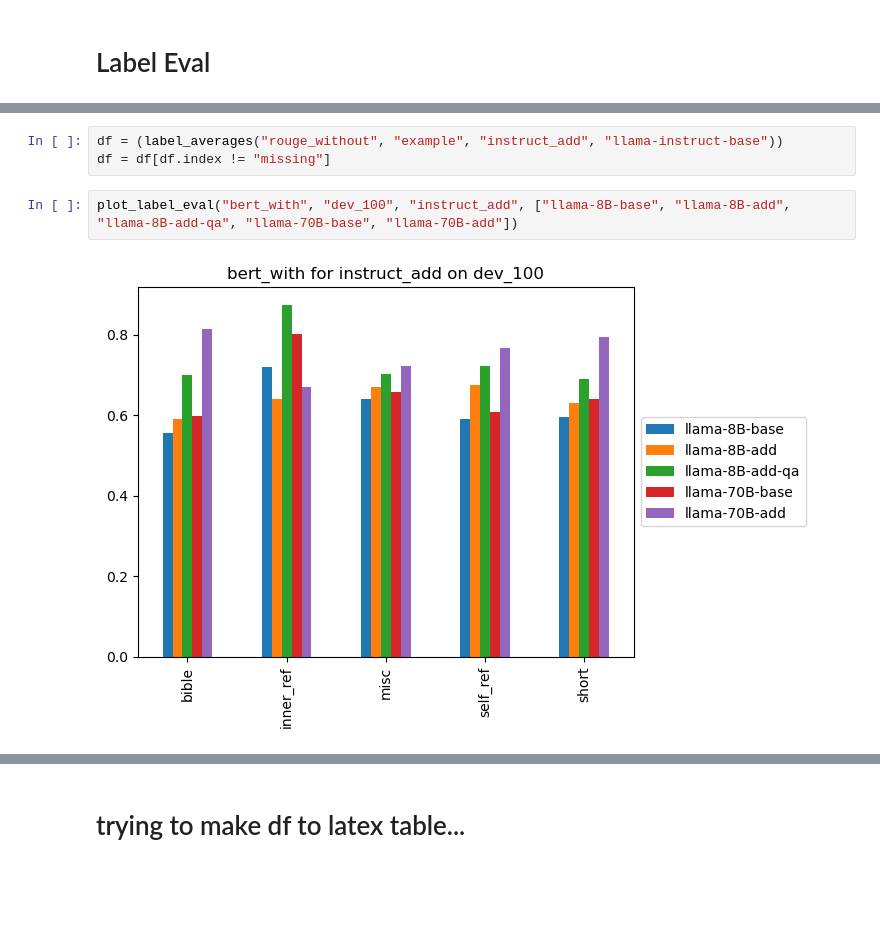
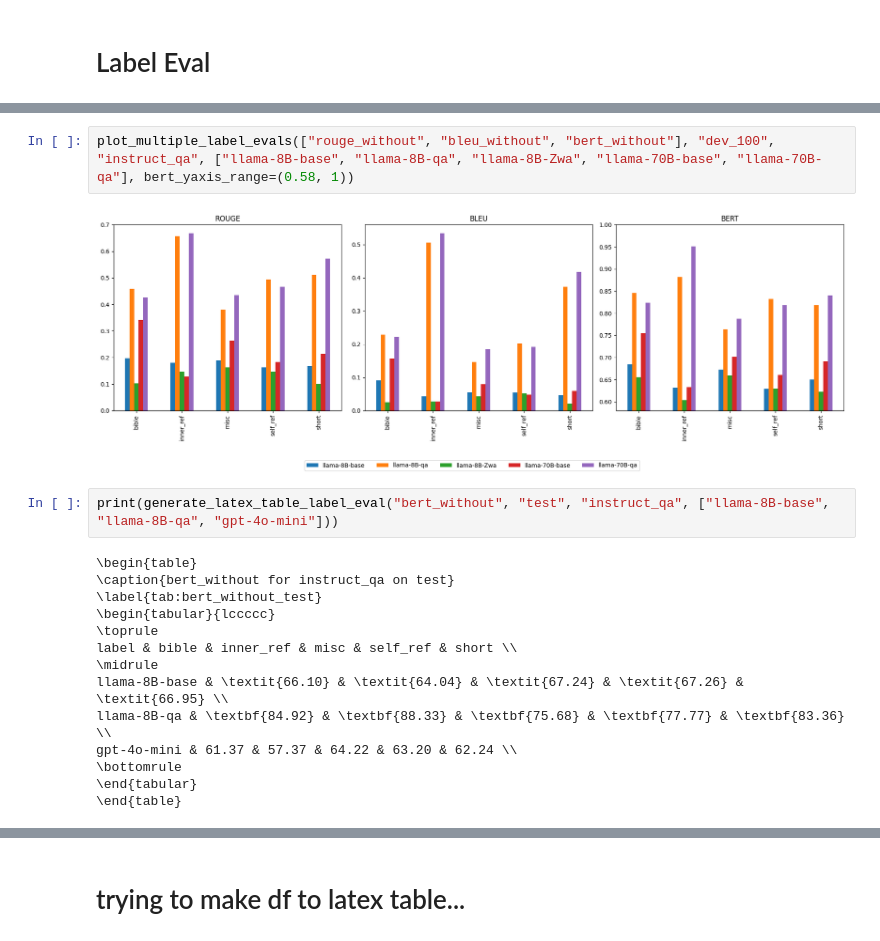
Before and after one commit to Boffl/BullingerDigitalLMFootnotes, a Jupyter notebook: evaluate/evaluate.ipynb, the cells around one changed output, grey strips where cells are left out. Saved outputs shown, nothing was run; the diff lists cells and outputs as text; blank space fills up the shorter version.

```diff
--- a/evaluate/evaluate.ipynb
+++ b/evaluate/evaluate.ipynb
@@ -665,7 +895,20 @@ def plot_label_eval(metric, split, prompt, models):
-# %%
-df = (label_averages("rouge_without", "example", "instruct_add", "llama-instruct-base"))
-df = df[df.index != "missing"]
 # %%
-plot_label_eval("bert_with", "dev_100", "instruct_add", ["llama-8B-base", "llama-8B-add", "llama-8B-add-qa", "llama-70B-base", "llama-70B-add"])
+plot_multiple_label_evals(["rouge_without", "bleu_without", "bert_without"], "dev_100", "instruct_qa", ["llama-8B-base", "llama-8B-qa", "llama-8B-Zwa", "llama-70B-base", "llama-70B-qa"], bert_yaxis_range=(0.58, 1))
 # %% [output]
-[figure, old version]
+[figure, new version]
+# %%
+print(generate_latex_table_label_eval("bert_without", "test", "instruct_qa", ["llama-8B-base", "llama-8B-qa", "gpt-4o-mini"]))
+# %% [output]
+\begin{table}
+\caption{bert_without for instruct_qa on test}
+\label{tab:bert_without_test}
+\begin{tabular}{lccccc}
+\toprule
+label & bible & inner_ref & misc & self_ref & short \\
+\midrule
+llama-8B-base & \textit{66.10} & \textit{64.04} & \textit{67.24} & \textit{67.26} & \textit{66.95} \\
+llama-8B-qa & \textbf{84.92} & \textbf{88.33} & \textbf{75.68} & \textbf{77.77} & \textbf{83.36} \\
+gpt-4o-mini & 61.37 & 57.37 & 64.22 & 63.20 & 62.24 \\
+\bottomrule
+\end{tabular}
+\end{table}
```
Also changed, not shown: parts of 18 cells of this notebook, 3 other files.
